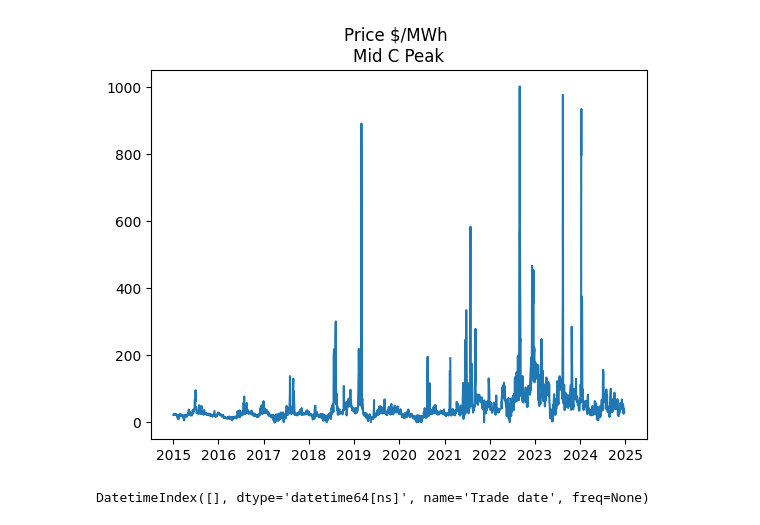
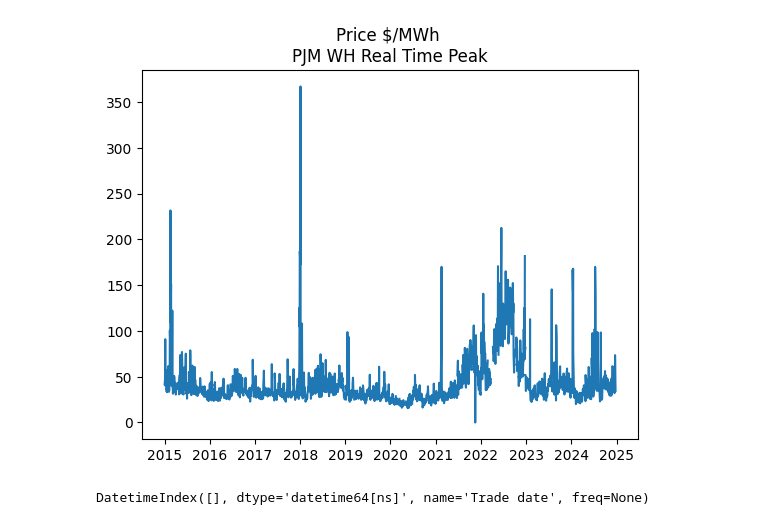
Before and after one commit to kfkhaug/TIO4317_spring25_project, a Jupyter notebook: modelling.ipynb, the cells around one changed output. Saved outputs shown, nothing was run; the diff lists cells and outputs as text; code cells hidden in the pictures.

```diff
--- a/modelling.ipynb
+++ b/modelling.ipynb
@@ -8,15 +8,15 @@ el_prices.set_index('Trade date', inplace=True)
 # %%
 #Velger en, Price Mid C, siden den hadde punkter over hele perioden.
 #1 Exploratory analysis
 
 plt.figure()
-plt.plot(el_prices["Price $/MWh \nMid C Peak"])
-plt.title("Price $/MWh \nMid C Peak")
+plt.plot(el_prices["Price $/MWh \nPJM WH Real Time Peak"])
+plt.title("Price $/MWh \nPJM WH Real Time Peak")
 plt.show()
 
 #Mye spikes; antagelig vinter demand. Mer volatilt etter 2021
 # %% [output]
-[figure, old version]
+[figure, new version]
 # %%
 #2 Stationarity
 from statsmodels.tsa.stattools import adfuller
```
Also changed, not shown: parts of 20 cells of this notebook.
